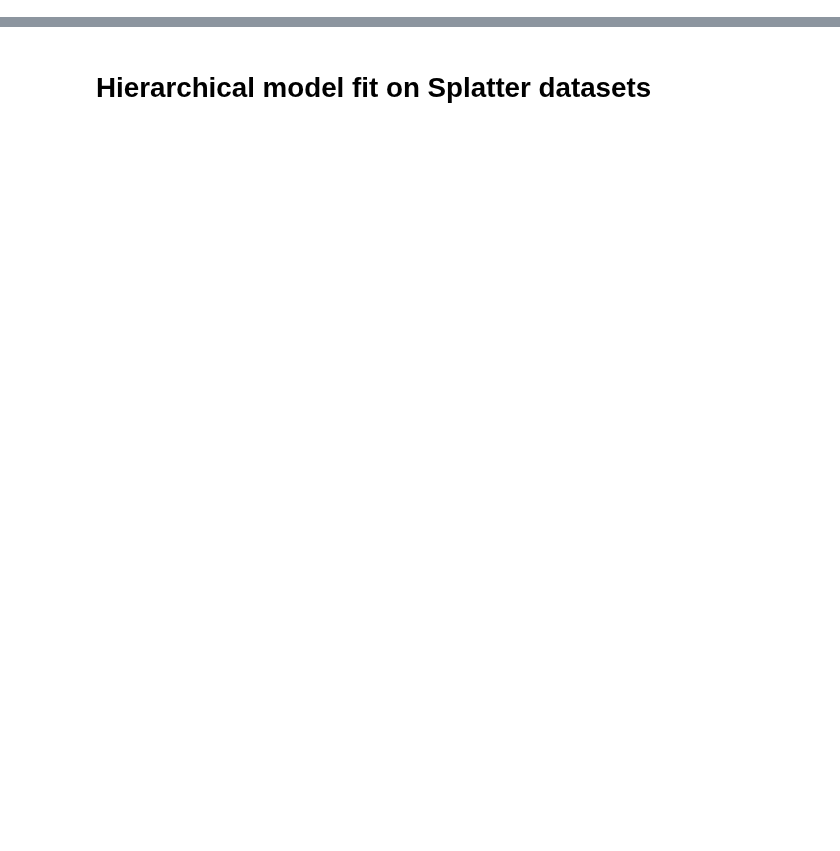
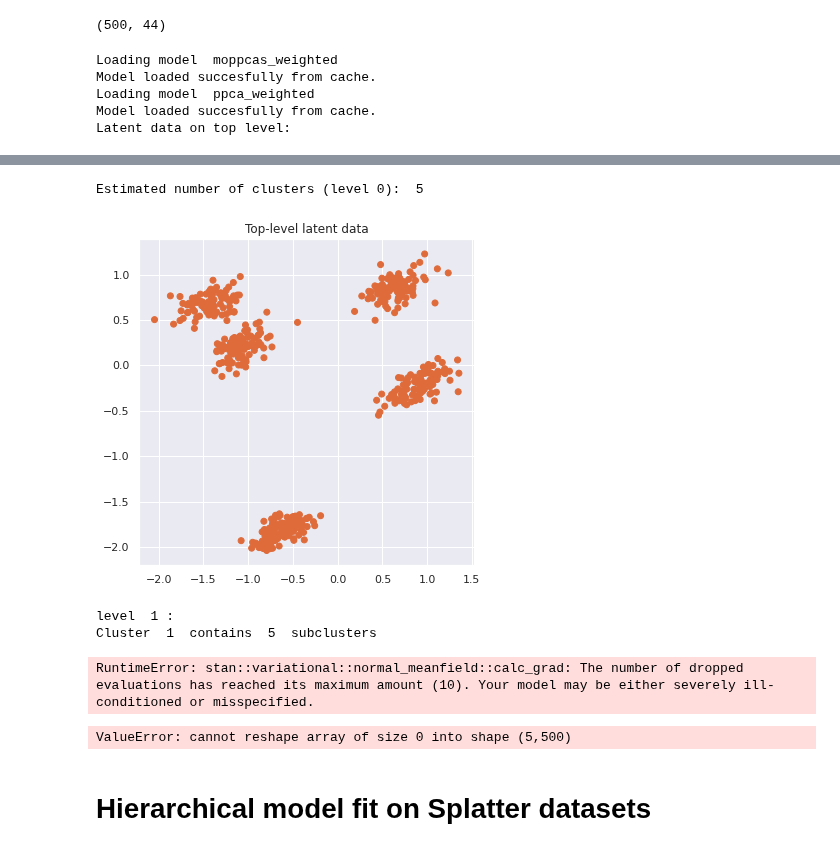
Before and after one commit to tobias-beers/RNA_visualization, a Jupyter notebook: Code/PyStan/Hierarchical_model_Splatter.ipynb, the cells around one changed output, grey strips where cells are left out. Drawn from its saved outputs; the diff is of its cells as text; code cells hidden in the pictures; blank space fills up the shorter version.

```diff
--- a/Code/PyStan/Hierarchical_model_Splatter.ipynb
+++ b/Code/PyStan/Hierarchical_model_Splatter.ipynb
@@ -0,0 +40,15 @@
+# %%
+data, labels = pickle.load(open('smallsplat_prep.pkl', 'rb'))
+N,D = np.shape(data)
+print((N,D))
+# %% [output]
+(500, 44)
+# %%
+model = hierarchical_model()
+subs, dat = model.fit(data, max_depth=5, k_max=5)
+# %% [output]
+Loading model  moppcas_weighted
+Model loaded succesfully from cache.
+Loading model  ppca_weighted
+Model loaded succesfully from cache.
+Latent data on top level:
@@ -0,0 +57,5 @@
+Estimated number of clusters (level 0):  5
+[figure, added]
+level  1 :
+Cluster  1  contains  5  subclusters
+RuntimeError: stan::variational::normal_meanfield::calc_grad: The number of dropped evaluations has reached its maximum amount (10). Your model may be either severely ill-conditioned or misspecified.
@@ -1,3 +66,11 @@
+# %%
+dfmean = df.mean()
+dfz = dfmean[dfmean.index.str.startswith('z.')]
+cur_latent = np.array(dfz).reshape(N, M).T
+dfclus = dfmean[dfmean.index.str.startswith('R.')]
+rawprobs = np.array(dfclus).reshape(5,N).T
+# %% [output]
+ValueError: cannot reshape array of size 0 into shape (5,500)
 # %% [markdown]
 # Hierarchical model fit on Splatter datasets
 # %%
```
Also changed, not shown: parts of 17 cells of this notebook, 15 other files.
